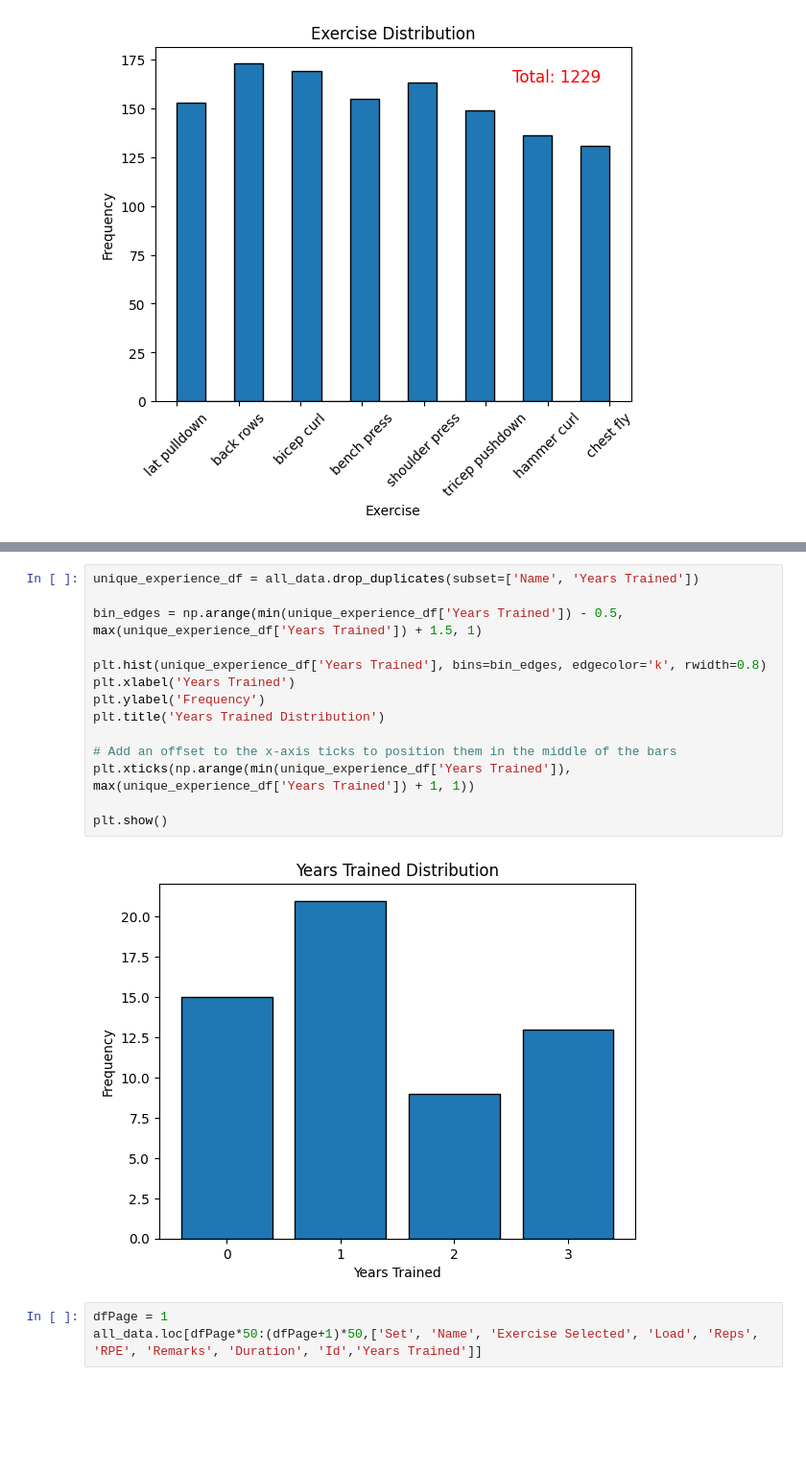
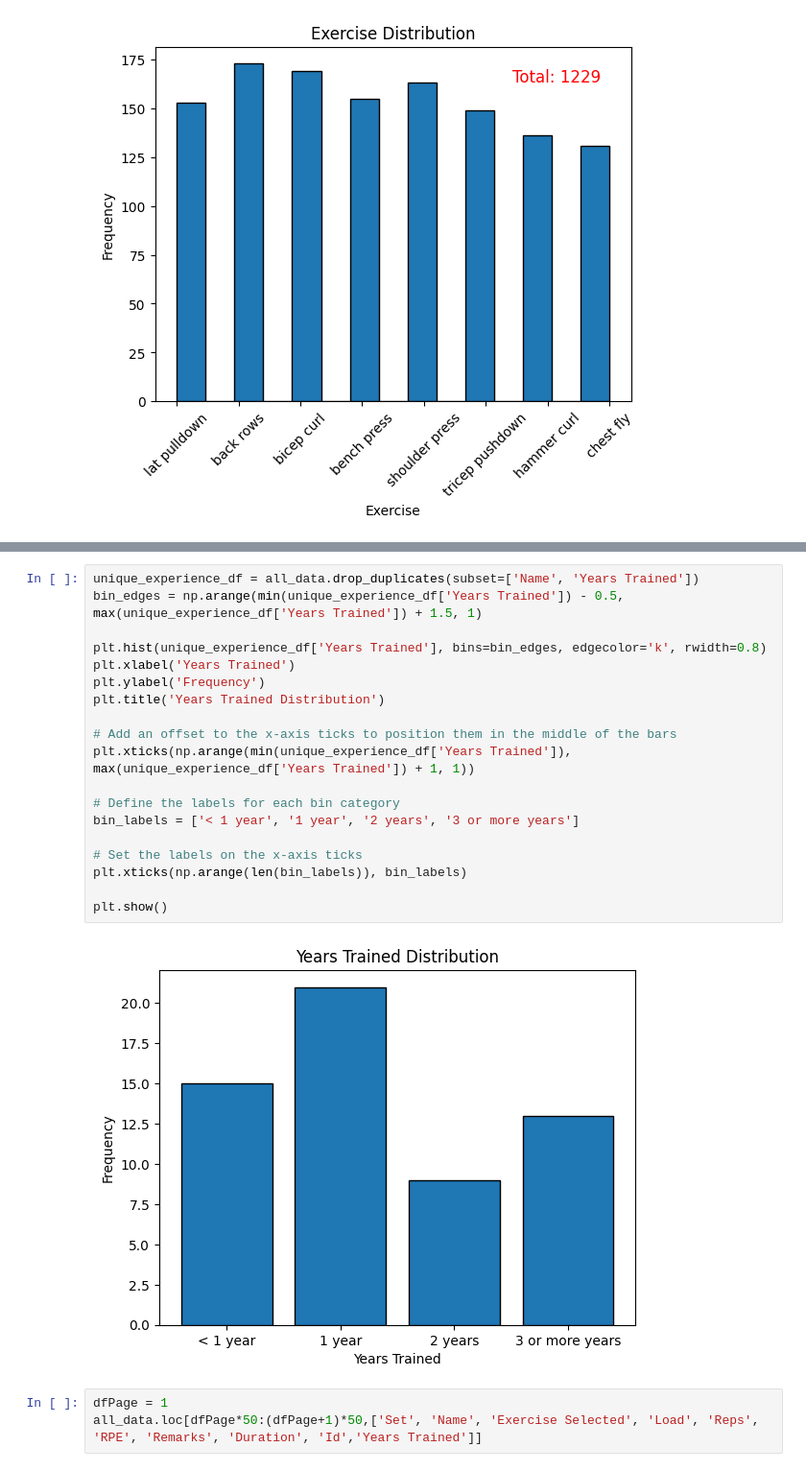
Before and after one commit to mujugen/MMDataViewer, a Jupyter notebook: data_plots.ipynb, the cells around one changed output, grey strips where cells are left out. Shown: that part at 96% size. Drawn from its saved outputs; the diff is of its cells as text; blank space fills up the shorter version.

```diff
--- a/data_plots.ipynb
+++ b/data_plots.ipynb
@@ -79,19 +79,24 @@ plt.show()
 # %%
 unique_experience_df = all_data.drop_duplicates(subset=['Name', 'Years Trained'])
-
 bin_edges = np.arange(min(unique_experience_df['Years Trained']) - 0.5, max(unique_experience_df['Years Trained']) + 1.5, 1)
 
 plt.hist(unique_experience_df['Years Trained'], bins=bin_edges, edgecolor='k', rwidth=0.8)
 plt.xlabel('Years Trained')
 plt.ylabel('Frequency')
 plt.title('Years Trained Distribution')
 
 # Add an offset to the x-axis ticks to position them in the middle of the bars
 plt.xticks(np.arange(min(unique_experience_df['Years Trained']), max(unique_experience_df['Years Trained']) + 1, 1))
 
+# Define the labels for each bin category
+bin_labels = ['< 1 year', '1 year', '2 years', '3 or more years']
+
+# Set the labels on the x-axis ticks
+plt.xticks(np.arange(len(bin_labels)), bin_labels)
+
 plt.show()
 # %% [output]
-[figure, old version]
+[figure, new version]
 # %%
 dfPage = 1
 all_data.loc[dfPage*50:(dfPage+1)*50,['Set', 'Name', 'Exercise Selected', 'Load', 'Reps', 'RPE', 'Remarks', 'Duration', 'Id','Years Trained']]
```
Also changed, not shown: parts of 1 cell of this notebook, 2 other files.
